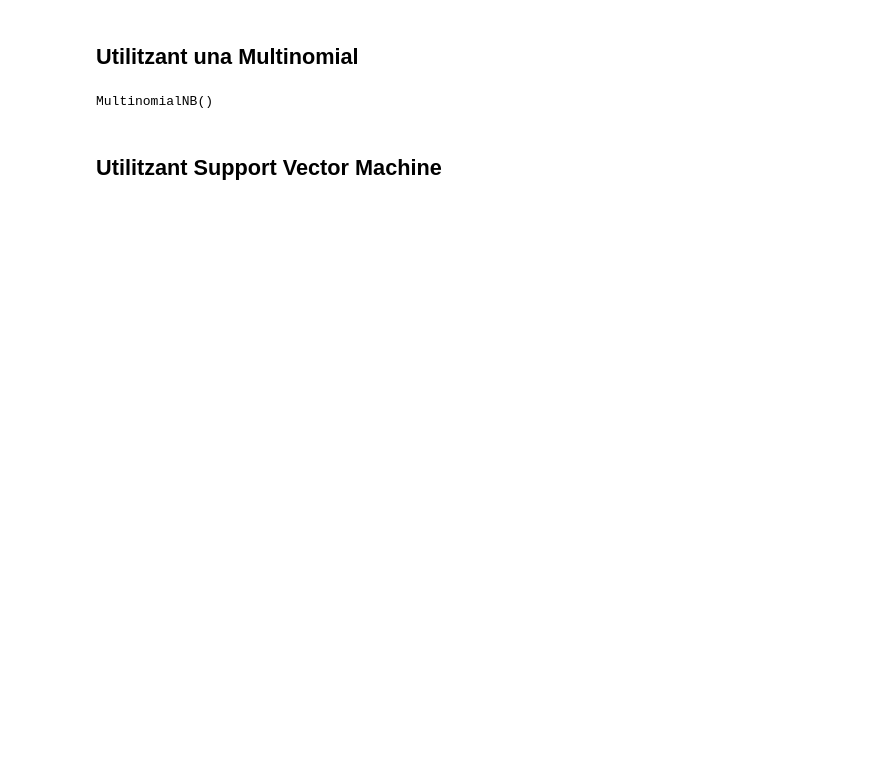
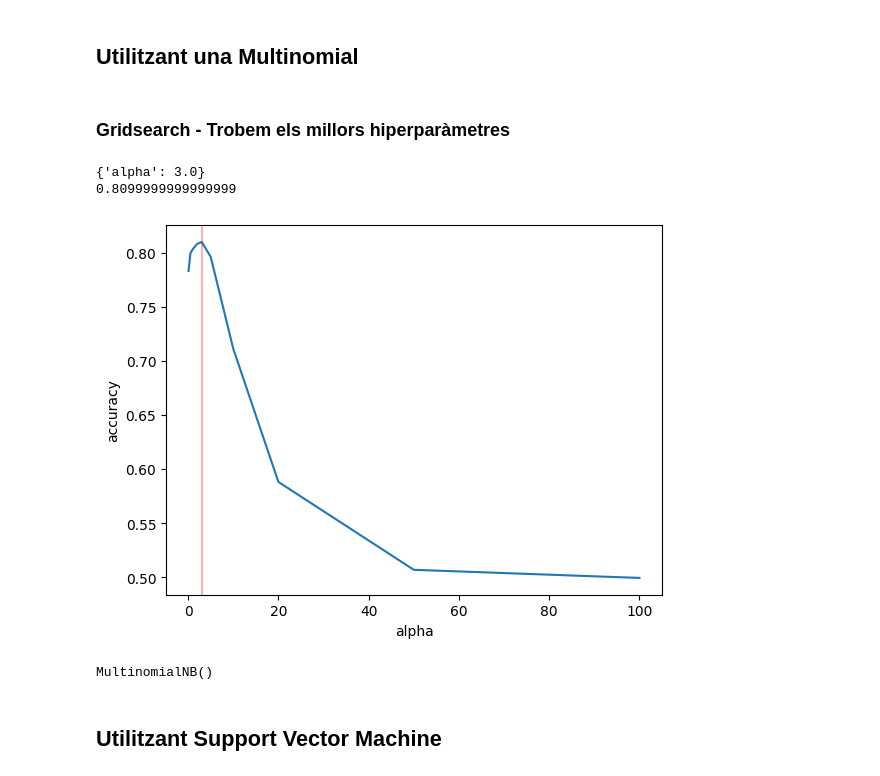
Before and after one commit to Nifel13/PLH---Movie-review-predictor, a Jupyter notebook: detecció_opinions.ipynb, the cells around one changed output. Saved outputs shown, nothing was run; the diff lists cells and outputs as text; code cells hidden in the pictures; blank space fills up the shorter version.

Commit message:
gridsearch to guapo

```diff
--- a/detecció_opinions.ipynb
+++ b/detecció_opinions.ipynb
@@ -59,5 +59,31 @@ ValueError: empty vocabulary; perhaps the documents only contain stop words
 # %% [markdown]
 ## Utilitzant una Multinomial
+# %% [markdown]
+### Gridsearch - Trobem els millors hiperparàmetres
+# %%
+# fem gridsearch per trobar el millor parametre alpha
+param_grid = {'alpha': [0.1, 0.5, 1.0, 2.0,3.0,5.0,10.0,20.0,50.0,100.0]}
+def grid_search(classifier, param_grid):
+    grid = GridSearchCV(classifier, param_grid, cv=5)
+    grid.fit(X_train, y_train)
+    print(grid.best_params_)
+    print(grid.best_score_)
+    return grid
+grid = grid_search(MultinomialNB(), param_grid)
+# %% [output]
+{'alpha': 3.0}
+0.8099999999999999
+# %%
+import matplotlib.pyplot as plt
+import numpy as np
+scores = grid.cv_results_['mean_test_score']
+plt.plot(param_grid['alpha'], scores)
+plt.xlabel('alpha')
+plt.ylabel('accuracy')
+plt.axvline(grid.best_params_['alpha'], color='r',alpha = 0.3)
+plt.show()
+# %% [output]
+[figure, added]
 # %%
 classifier = MultinomialNB()
 classifier.fit(X_train, y_train)
```
Also changed, not shown: parts of 21 cells of this notebook.
